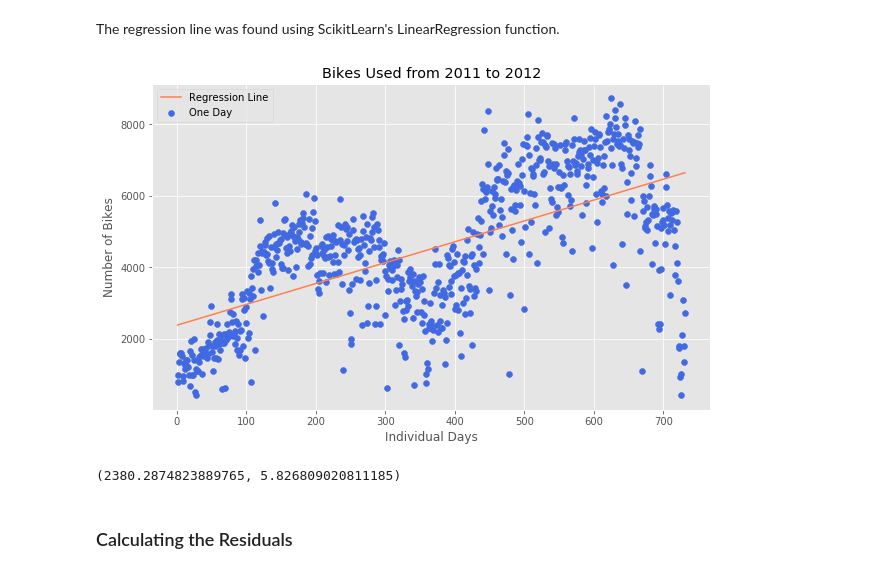
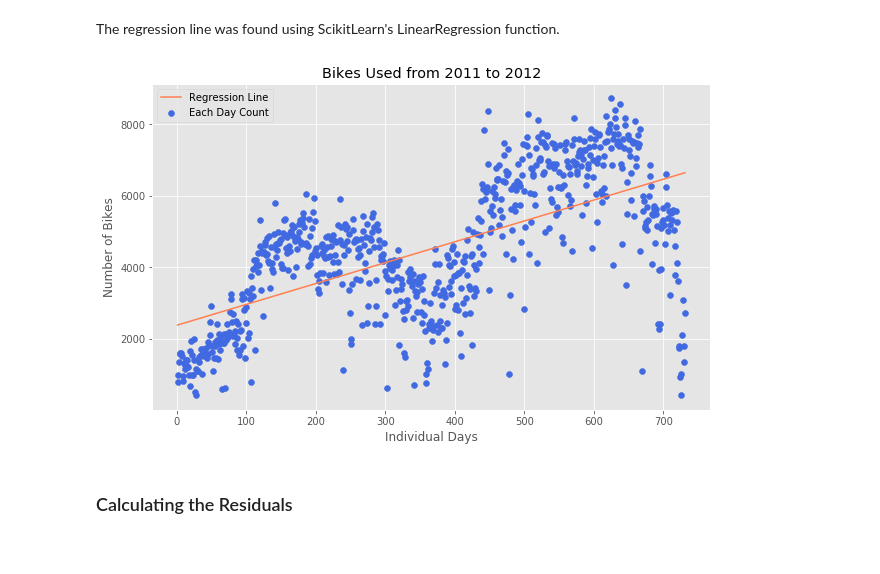
Before and after one commit to pauly51994/Bike_predictor, a Jupyter notebook: Bike-Sharing-Dataset/Graphing and Plotting.ipynb, the cells around one changed output. Drawn from its saved outputs; the diff is of its cells as text; code cells hidden in the pictures.

```diff
--- a/Bike-Sharing-Dataset/Graphing and Plotting.ipynb
+++ b/Bike-Sharing-Dataset/Graphing and Plotting.ipynb
@@ -40,31 +46,32 @@ The regression line was found using ScikitLearn's LinearRegression function.
 # %%
 plt.style.use('ggplot')
 plt.figure(figsize=(10,6))
 
 # Assigning proper values
 x=df.instant.values.reshape(-1,1)
 y=df.cnt.values.reshape(-1,1)
 
 # Simple Linear Regression Line
 
 model = LinearRegression()
-model.fit(x, y)
-
-predictions = model.predict(x)
+model.fit(x, y)                 # Fitting the line to the data
+predictions = model.predict(x)  # Predicting potential y-values
 
 # Plotting
-plt.scatter(df['instant'], df['cnt'], label='One Day', c='royalblue')
+plt.scatter(df['instant'], df['cnt'], label='Each Day Count', c='royalblue')
+
 plt.plot(df['instant'],predictions,c='coral', label='Regression Line')
 plt.xlabel('Individual Days')
 plt.ylabel('Number of Bikes')
 plt.title('Bikes Used from 2011 to 2012')
 plt.legend()
+
+# Exporting a saved image of our plot
+plt.savefig('scatter_bike_regression.png')
+
 plt.show()
-
-model.intercept_[0], model.coef_[0][0]
 # %% [output]
-[figure, old version]
+[figure, new version]
-(2380.2874823889765, 5.826809020811185)
 # %% [markdown]
 ### Calculating the Residuals
 # %%
```
Also changed, not shown: parts of 23 cells of this notebook, 7 other files.
